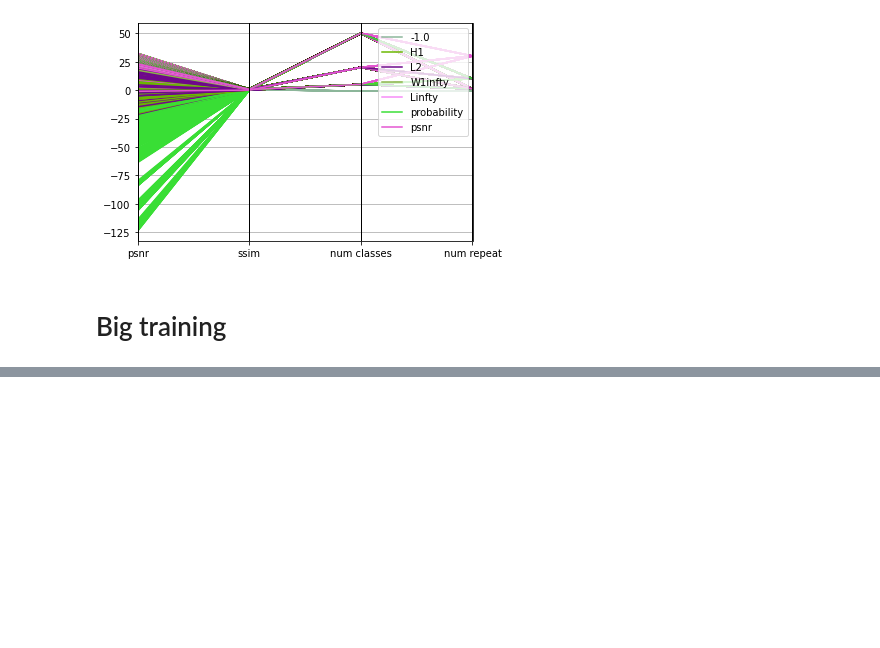
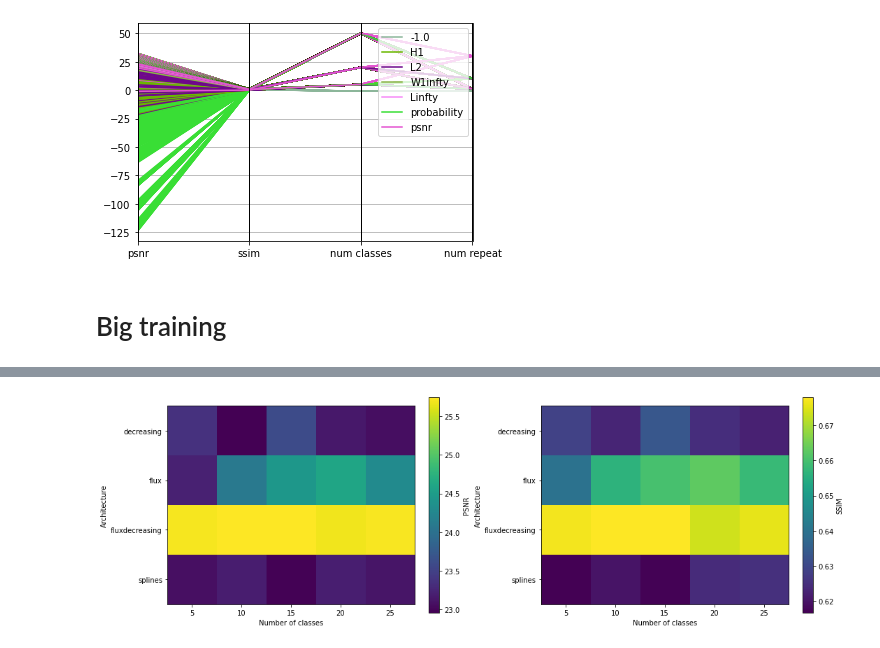
Before and after one commit to erjel/ortega_master_thesis, a Jupyter notebook: 7_apr/general/comparing.ipynb, the cells around one changed output, grey strips where cells are left out. Drawn from its saved outputs; the diff is of its cells as text; code cells hidden in the pictures; blank space fills up the shorter version.

```diff
--- a/7_apr/general/comparing.ipynb
+++ b/7_apr/general/comparing.ipynb
@@ -558,0 +750,49 @@ for var in tqdm(np.arange(10,55,2.5)):
+# %%
+nn = df[(df['architecture'] != 'pm')]
+losses = np.unique(nn['loss'])
+architectures = np.unique(nn['architecture'])
+
+nn = nn.replace('nan',0)
+nn['variance'] = pd.to_numeric(nn['variance'])
+nn['psnr'] = pd.to_numeric(nn['psnr'])
+nn['psnr std'] = pd.to_numeric(nn['psnr std'])
+nn['ssim'] = pd.to_numeric(nn['ssim'])
+nn['ssim std'] = pd.to_numeric(nn['ssim std'])
+nn['num classes'] = pd.to_numeric(nn['num classes'])
+nn['num repeat'] = pd.to_numeric(nn['num repeat'])
+nn['degree'] = pd.to_numeric(nn['degree'])
+nn['factor'] = pd.to_numeric(nn['factor'])
+nn = nn[nn['psnr'] > 0]
+nn = nn[nn['ssim'] < 1]
+nn = nn[nn['num classes'] < 50]
+
+pm = df[df['architecture'] == 'pm']
+# %%
+X = nn.groupby(['architecture','num classes']).mean().reset_index()[['architecture','num classes','psnr','ssim']].values.T
+
+
+plt.figure(figsize=(15,5))
+plt.subplot(121)
+plt.imshow(np.asarray(X[2].reshape((len(architectures),len(np.unique(nn['num classes'])))),dtype='float'))
+ticks = np.arange(len(architectures))
+plt.yticks(ticks,architectures)
+ticks = np.arange(len(np.unique(nn['num classes'])))
+plt.xticks(ticks,np.unique(nn['num classes']))
+plt.colorbar(fraction=0.05,label='PSNR')
+plt.xlabel('Number of classes')
+plt.ylabel('Architecture')
+
+plt.subplot(122)
+plt.imshow(np.asarray(X[3].reshape((len(architectures),len(np.unique(nn['num classes'])))),dtype='float'))
+ticks = np.arange(len(architectures))
+plt.yticks(ticks,architectures)
+ticks = np.arange(len(np.unique(nn['num classes'])))
+plt.xticks(ticks,np.unique(nn['num classes']))
+plt.colorbar(fraction=0.05,label='SSIM')
+plt.xlabel('Number of classes')
+plt.ylabel('Architecture')
+
+plt.tight_layout()
+plt.show()
+# %% [output]
+[figure, added]
```
Also changed, not shown: parts of 39 cells of this notebook, 29 other files.
